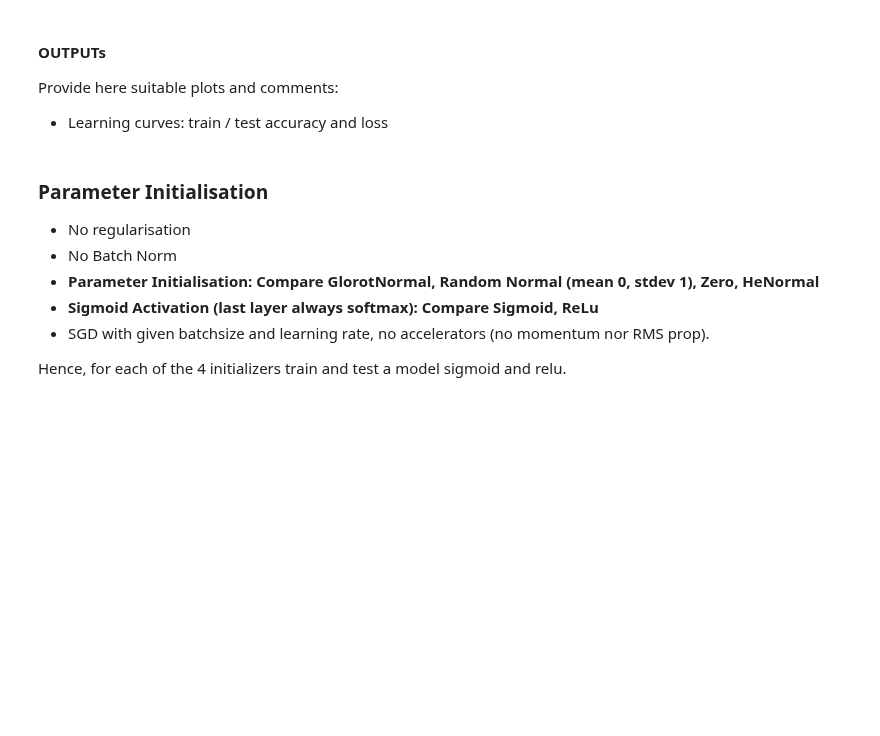
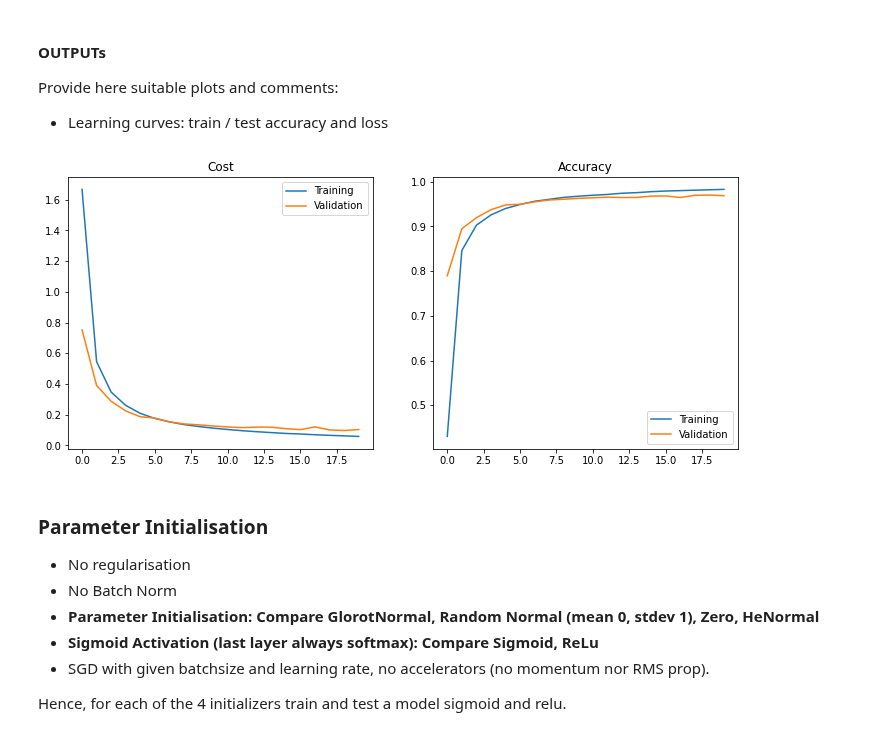
Before and after one commit to FabianGroeger96/mse-deep-learning, a Jupyter notebook: SW07/mlp_keras_stud.ipynb, the cells around one changed output. Cells and saved outputs as stored; diff of their text form; code cells hidden in the pictures; blank space fills up the shorter version.

```diff
--- a/SW07/mlp_keras_stud.ipynb
+++ b/SW07/mlp_keras_stud.ipynb
@@ -47,10 +47,13 @@ def baseline_model(layersizes, activation):
     """
     ### START YOUR CODE HERE ###
 
+    layers = []
+    layers.append(tf.keras.layers.Flatten(input_shape = (28,28)))
+    for i in range(3):
+        layers.append(tf.keras.layers.Dense(layersizes[i], activation = activation, name = "hidden%s"%(i+1)))
+    layers.append(tf.keras.layers.Dense(layersizes[-1], activation = 'softmax', name = "output")) #last layer Softmax
 
-
-
-
+    model = tf.keras.models.Sequential(layers) #MLP model using Sequential
 
 
     ### STOP YOUR CODE HERE ###
@@ -70,10 +73,12 @@ tensorboard_callback = tf.keras.callbacks.TensorBoard(log_dir=rundir, histogram_
 
 ### START YOUR CODE HERE ###
 
+model = baseline_model(layersizes, 'sigmoid')
+optimizer = tf.keras.optimizers.SGD(learning_rate=learning_rate)
 
-
-
-
+model.compile(optimizer = optimizer, loss = 'sparse_categorical_crossentropy', metrics = ['accuracy'])
+log = model.fit(x=x_train, y=y_train, epochs=epochs, batch_size=batchsize, validation_data=(x_test,y_test),
+                  callbacks=[tensorboard_callback])
 
 
 ### STOP YOUR CODE HERE ###
@@ -102,6 +106,25 @@ Epoch 10/10
 Provide here suitable plots and comments:
 
 * Learning curves: train / test accuracy and loss
+# %%
+import matplotlib.pyplot as plt
+fig = plt.figure(figsize=(12,5))
+
+ax = fig.add_subplot(1,2,1)
+ax.set_title('Cost')
+ax.plot(log.history['loss'], label='Training')
+ax.plot(log.history['val_loss'], label='Validation')
+ax.legend()
+
+ax = fig.add_subplot(1,2,2)
+ax.set_title('Accuracy')
+ax.plot(log.history['accuracy'], label='Training')
+ax.plot(log.history['val_accuracy'], label='Validation')
+ax.legend()
+
+fig.show()
+# %% [output]
+[figure, added]
 # %% [markdown]
 ### Parameter Initialisation
 
```
Also changed, not shown: parts of 23 cells of this notebook.
